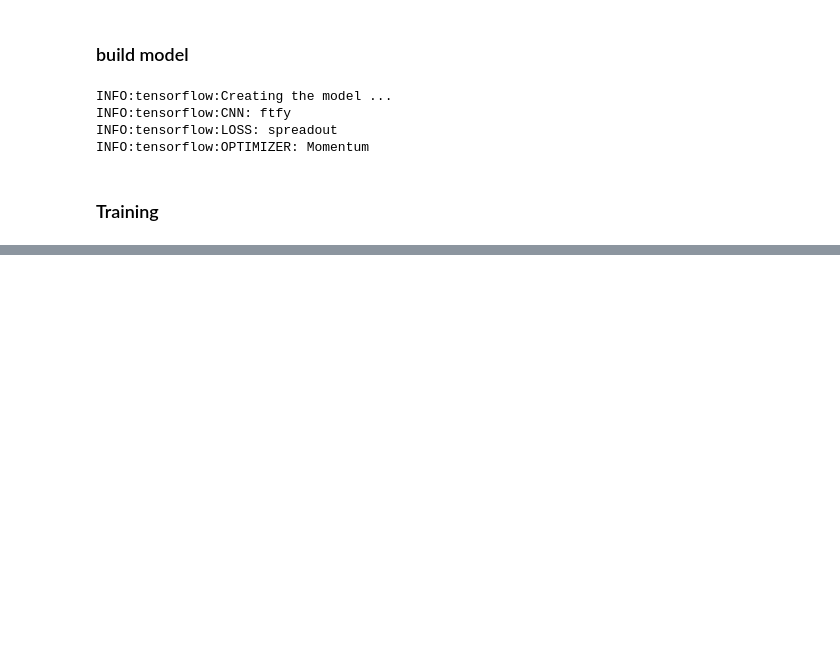
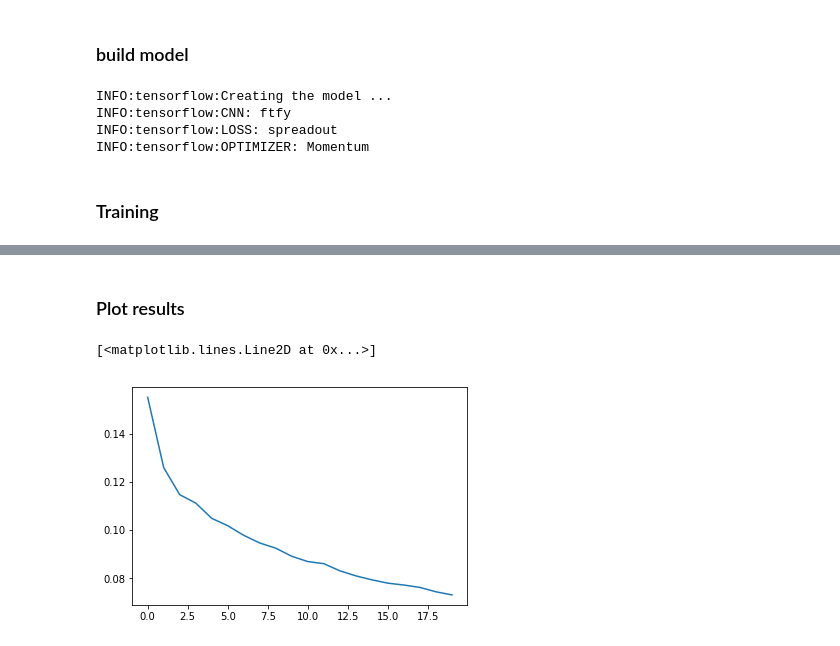
Before and after one commit to bsmind/ftfy-official, a Jupyter notebook: v100_train_triplet_network.ipynb, the cells around one changed output, grey strips where cells are left out. Drawn from its saved outputs; the diff is of its cells as text; code cells hidden in the pictures; blank space fills up the shorter version.

Commit message:
complete to train triplet network with all datasets

```diff
--- a/v100_train_triplet_network.ipynb
+++ b/v100_train_triplet_network.ipynb
@@ -15,15 +19,18 @@ np.random.seed(2019)
 tf.set_random_seed(2019)
 # %%
 # parameters (adjust as needed)
-log_dir = './log/campus'
+log_dir = './log/human'
 param = get_default_param(mode='AUSTIN', log_dir=log_dir)
 # %%
 param.data_dir = './Data/austin'
-param.train_datasets = 'campus_patch'
-param.test_datasets = 'scene_patch'
-param.batch_size = 128
-param.n_epoch = 100
-param.train_log_every = 1000
+param.train_datasets = 'human_patch'
+param.test_datasets = 'campus_patch'
+param.batch_size = 64
+param.n_epoch = 20
+param.n_triplet_samples = 500000
+param.train_log_every   = 100000
+
+test_datasets = 'scene_patch'
 # %% [markdown]
 ### data pipeline
 # %%
@@ -47,12 +54,22 @@ with tf.device('/cpu:0'), tf.name_scope('input'):
         patch_size=param.patch_size,
         n_channels=param.n_channels
     )
+    test_dataset_2, test_data_sampler_2 = input_fn(
+        data_dir=param.data_dir,
+        base_patch_size=param.base_patch_size,
+        patches_per_row=param.patches_per_row,
+        patches_per_col=param.patches_per_col,
+        batch_size=param.batch_size,
+        patch_size=param.patch_size,
+        n_channels=param.n_channels
+    )
     data_iterator = tf.data.Iterator.from_structure(
         train_dataset.output_types,
         train_dataset.output_shapes
     )
     train_dataset_init = data_iterator.make_initializer(train_dataset)
     test_dataset_init = data_iterator.make_initializer(test_dataset)
+    test_dataset_init_2 = data_iterator.make_initializer(test_dataset_2)
     batch_data = data_iterator.get_next()
 # %% [output]
 INFO:tensorflow:Preparing data pipeline ...
@@ -88,0 +106,8 @@ test_data_sampler.load_dataset(
+# %%
+test_data_sampler_2.load_dataset(
+    dir_name=test_datasets,
+    ext='bmp',
+    patch_size=param.patch_size,
+    n_channels=param.n_channels,
+    debug=True
+)
@@ -175,0 +283,7 @@ UnknownError: Failed to get convolution algorithm. This is probably because cuDN
+# %% [markdown]
+### Plot results
+# %%
+plt.plot(all_loss)
+# %% [output]
+[<matplotlib.lines.Line2D at 0x...>]
+[figure, added]
```
Also changed, not shown: parts of 9 cells of this notebook, 8 other files.
